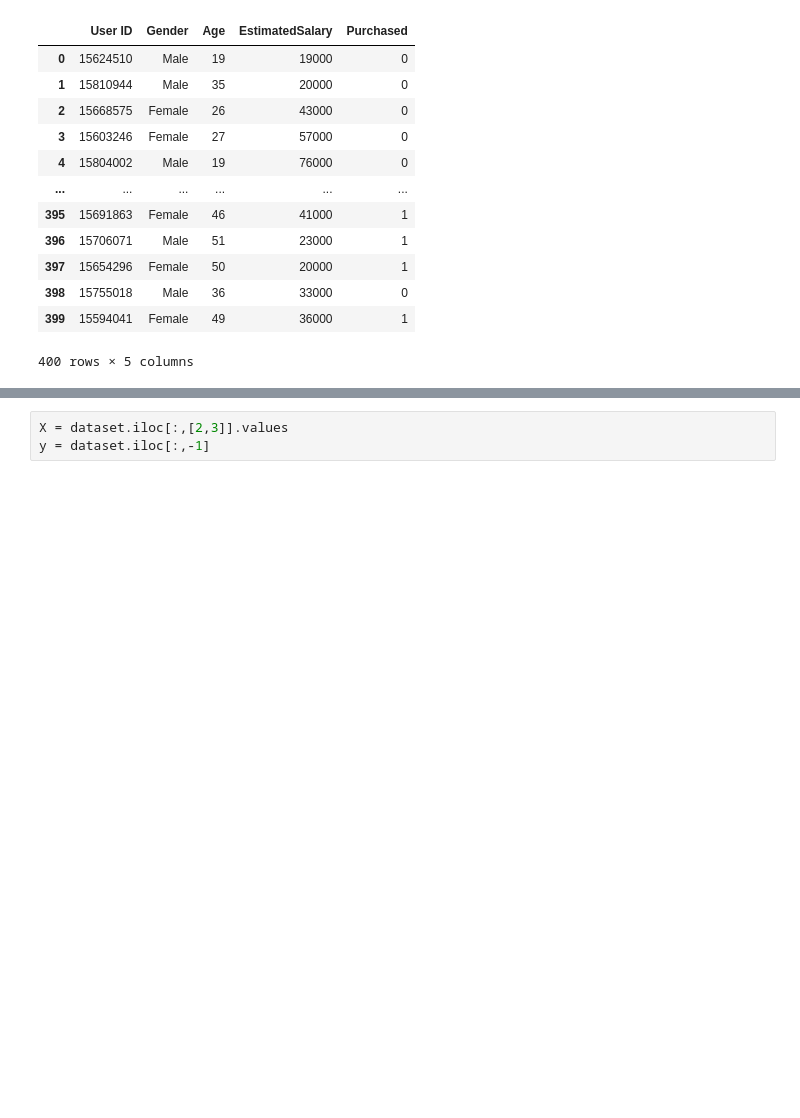
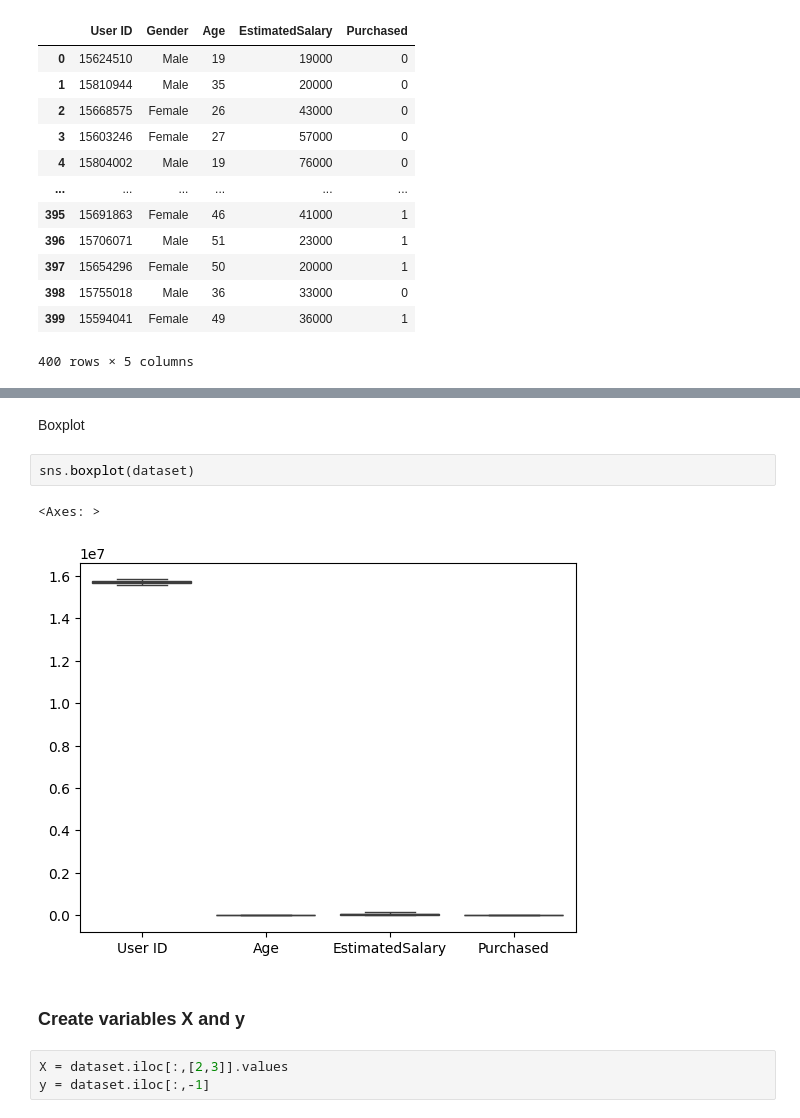
Before and after one commit to eriostre/Machine_Learning, a Jupyter notebook: Decision_Tree.ipynb, the cells around one changed output, grey strips where cells are left out. Drawn from its saved outputs; the diff is of its cells as text; blank space fills up the shorter version.

```diff
--- a/Decision_Tree.ipynb
+++ b/Decision_Tree.ipynb
@@ -32,3 +85,12 @@ dataset
+# %% [markdown]
+Boxplot
+# %%
+sns.boxplot(dataset)
+# %% [output]
+<Axes: >
+[figure, added]
+# %% [markdown]
+### Create variables X and y
 # %%
 X = dataset.iloc[:,[2,3]].values
 y = dataset.iloc[:,-1]
```
Also changed, not shown: parts of 20 cells of this notebook.
